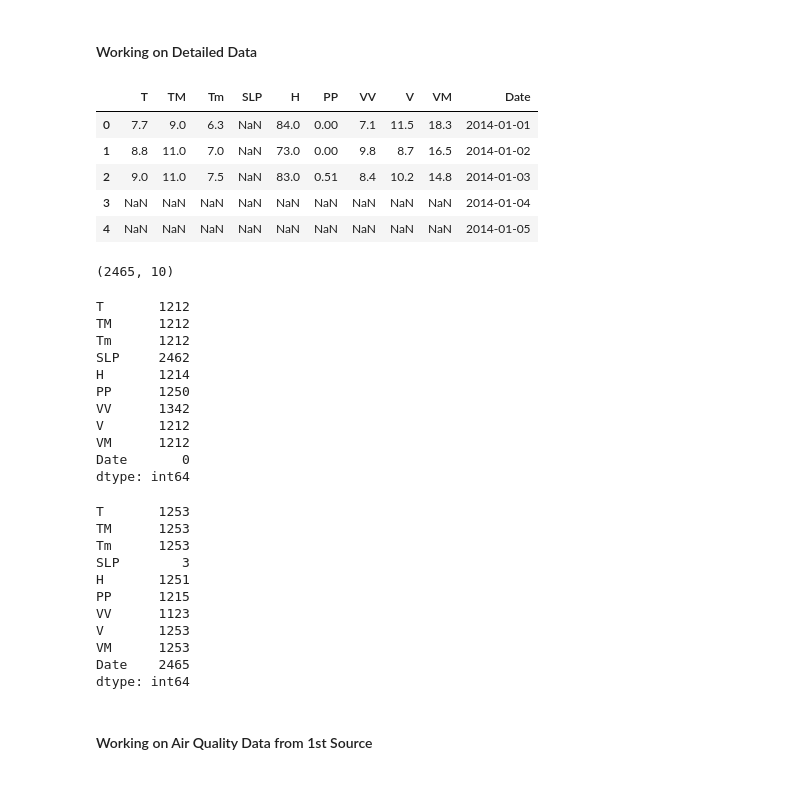
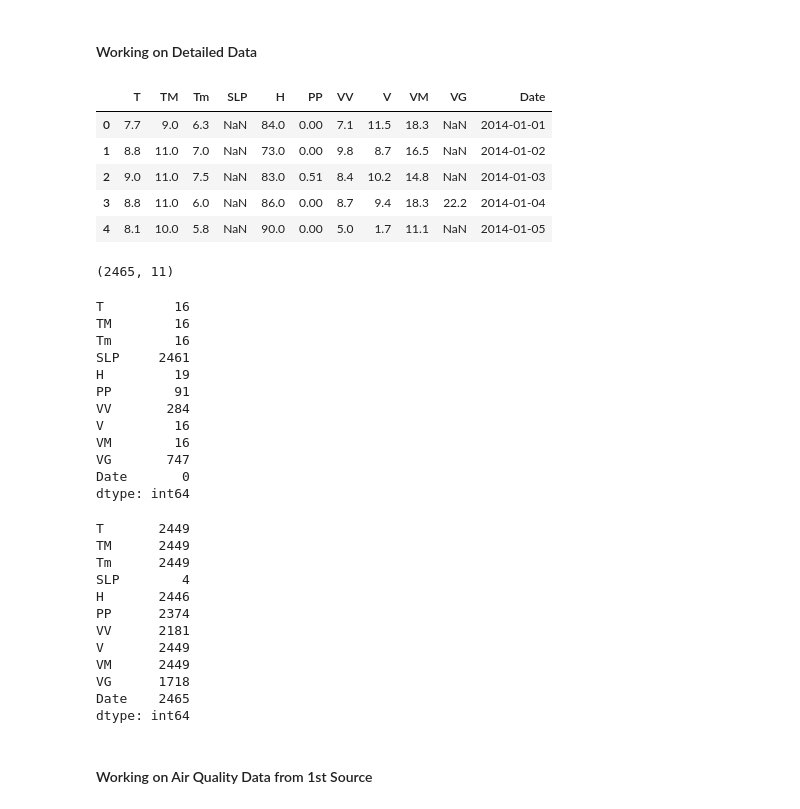
Before and after one commit to erolerdogan/AirQuality_in_Istanbul, a Jupyter notebook: AQI_in_Istanbul.ipynb, the cells around one changed output. Saved outputs shown, nothing was run; the diff lists cells and outputs as text; code cells hidden in the pictures.

```diff
--- a/AQI_in_Istanbul.ipynb
+++ b/AQI_in_Istanbul.ipynb
@@ -111,48 +111,49 @@ detailed_data.head()
 # %%
 for i in range(len(detailed_data)):
     detailed_data.loc[i, "Date"] = str(detailed_data.Date[i]) + "-" + str(detailed_data.Day[i])
 
-
-detailed_data_df = detailed_data.iloc[:, 2:-6].copy().join(detailed_data.iloc[:, -1])
-detailed_data_df.Date = pd.to_datetime(detailed_data_df.Date).dt.strftime("%Y-%m-%d")
-detailed_data_df.head()
+detailed_data = detailed_data.iloc[:,2:]
+detailed_data.Date = pd.to_datetime(detailed_data.Date).dt.strftime("%Y-%m-%d")
+detailed_data.head()
 # %% [output]
-|  | T | TM | Tm | SLP | H | PP | VV | V | VM | Date |
-| 0 | 7.7 | 9.0 | 6.3 | NaN | 84.0 | 0.00 | 7.1 | 11.5 | 18.3 | 2014-01-01 |
-| 1 | 8.8 | 11.0 | 7.0 | NaN | 73.0 | 0.00 | 9.8 | 8.7 | 16.5 | 2014-01-02 |
-| 2 | 9.0 | 11.0 | 7.5 | NaN | 83.0 | 0.51 | 8.4 | 10.2 | 14.8 | 2014-01-03 |
-| 3 | NaN | NaN | NaN | NaN | NaN | NaN | NaN | NaN | NaN | 2014-01-04 |
-| 4 | NaN | NaN | NaN | NaN | NaN | NaN | NaN | NaN | NaN | 2014-01-05 |
+|  | T | TM | Tm | SLP | H | PP | VV | V | VM | VG | Date |
+| 0 | 7.7 | 9.0 | 6.3 | NaN | 84.0 | 0.00 | 7.1 | 11.5 | 18.3 | NaN | 2014-01-01 |
+| 1 | 8.8 | 11.0 | 7.0 | NaN | 73.0 | 0.00 | 9.8 | 8.7 | 16.5 | NaN | 2014-01-02 |
+| 2 | 9.0 | 11.0 | 7.5 | NaN | 83.0 | 0.51 | 8.4 | 10.2 | 14.8 | NaN | 2014-01-03 |
+| 3 | 8.8 | 11.0 | 6.0 | NaN | 86.0 | 0.00 | 8.7 | 9.4 | 18.3 | 22.2 | 2014-01-04 |
+| 4 | 8.1 | 10.0 | 5.8 | NaN | 90.0 | 0.00 | 5.0 | 1.7 | 11.1 | NaN | 2014-01-05 |
 # %%
-detailed_data_df.shape
+detailed_data.shape
 # %% [output]
-(2465, 10)
+(2465, 11)
 # %%
-detailed_data_df.isna().sum()
+detailed_data.isna().sum()
 # %% [output]
-T       1212
-TM      1212
-Tm      1212
-SLP     2462
-H       1214
-PP      1250
-VV      1342
-V       1212
-VM      1212
+T         16
+TM        16
+Tm        16
+SLP     2461
+H         19
+PP        91
+VV       284
+V         16
+VM        16
+VG       747
 Date       0
 dtype: int64
 # %%
-detailed_data_df.notna().sum()
+detailed_data.notna().sum()
 # %% [output]
-T       1253
-TM      1253
-Tm      1253
-SLP        3
-H       1251
-PP      1215
-VV      1123
-V       1253
-VM      1253
+T       2449
+TM      2449
+Tm      2449
+SLP        4
+H       2446
+PP      2374
+VV      2181
+V       2449
+VM      2449
+VG      1718
 Date    2465
 dtype: int64
 # %% [markdown]
```
Also changed, not shown: parts of 18 cells of this notebook.
